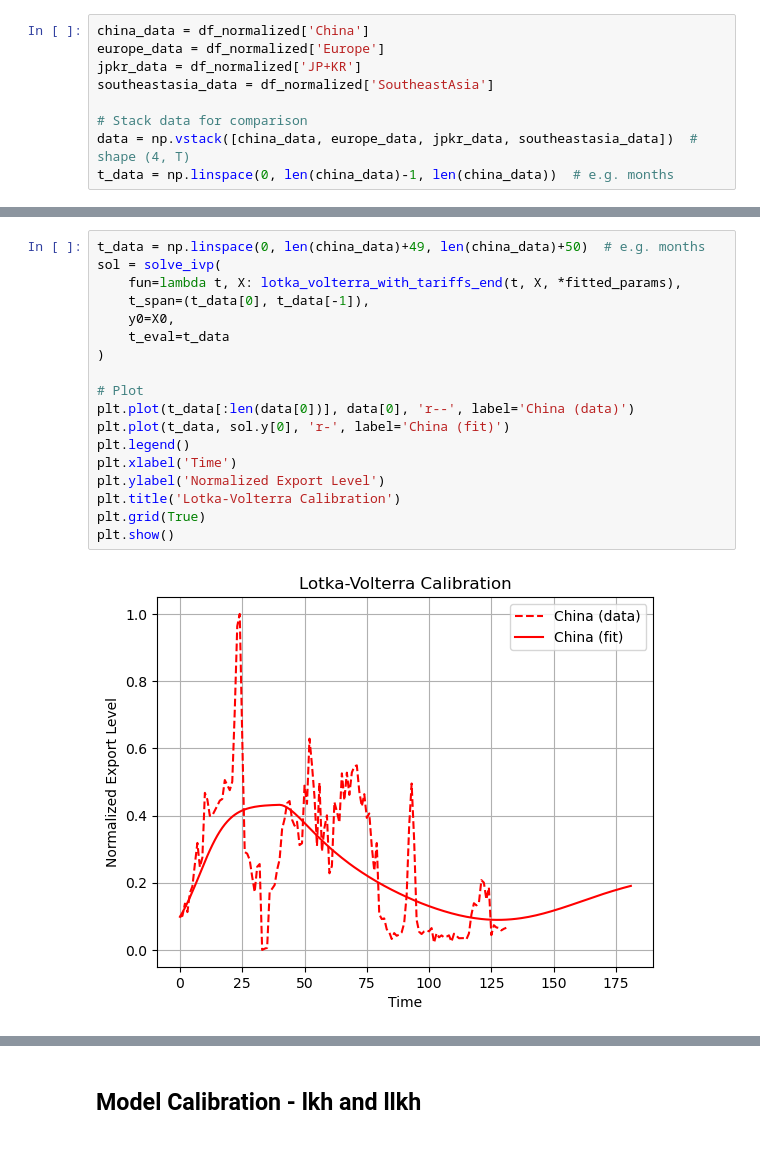
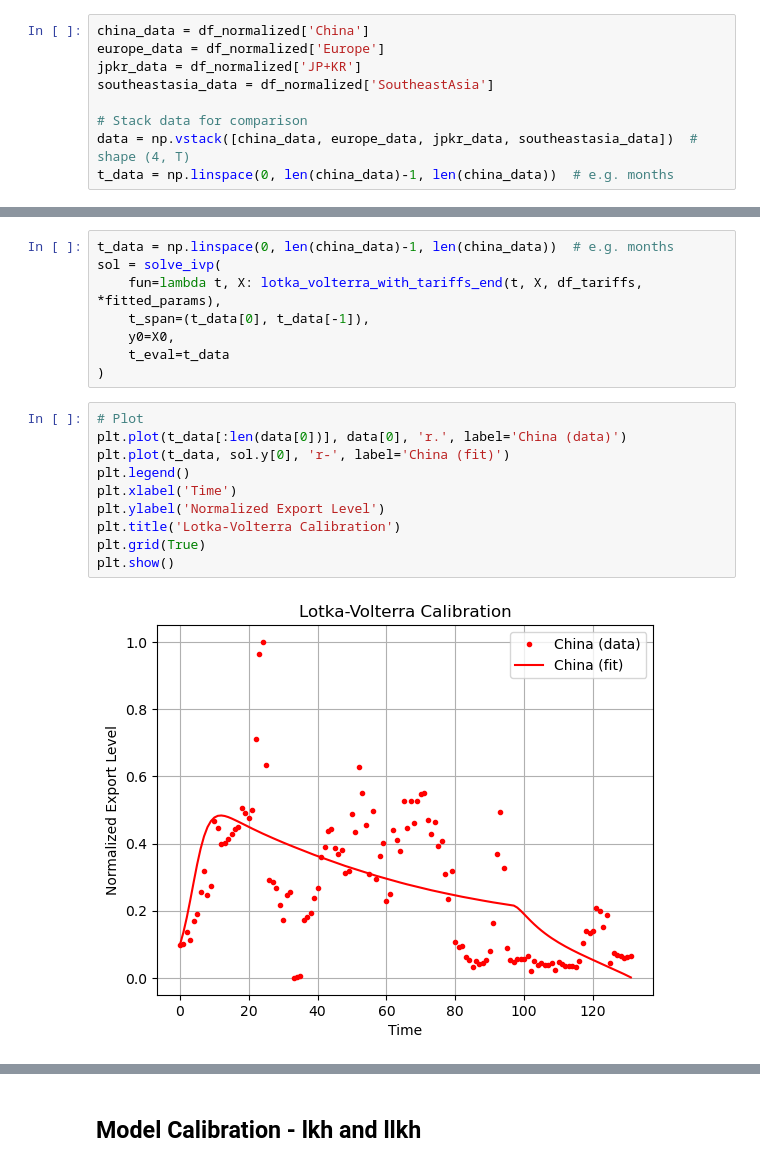
Before and after one commit to LeonardoPolverari/simulation_project, a Jupyter notebook: notebooks/angius_new.ipynb, the cells around one changed output, grey strips where cells are left out. Cells and saved outputs as stored; diff of their text form.

```diff
--- a/notebooks/angius_new.ipynb
+++ b/notebooks/angius_new.ipynb
@@ -307,21 +340,21 @@ array([0.15717724, 0.15781015, 0.23114079, 0.16103592, 1.51067782,
 # %%
-t_data = np.linspace(0, len(china_data)+49, len(china_data)+50)  # e.g. months
+t_data = np.linspace(0, len(china_data)-1, len(china_data))  # e.g. months
 sol = solve_ivp(
-    fun=lambda t, X: lotka_volterra_with_tariffs_end(t, X, *fitted_params),
+    fun=lambda t, X: lotka_volterra_with_tariffs_end(t, X, df_tariffs, *fitted_params),
     t_span=(t_data[0], t_data[-1]),
     y0=X0,
     t_eval=t_data
 )
-
-# Plot
-plt.plot(t_data[:len(data[0])], data[0], 'r--', label='China (data)')
-plt.plot(t_data, sol.y[0], 'r-', label='China (fit)')
-plt.legend()
-plt.xlabel('Time')
-plt.ylabel('Normalized Export Level')
-plt.title('Lotka-Volterra Calibration')
-plt.grid(True)
-plt.show()
-# %% [output]
-[figure, removed]
+# %%
+# Plot
+plt.plot(t_data[:len(data[0])], data[0], 'r.', label='China (data)')
+plt.plot(t_data, sol.y[0], 'r-', label='China (fit)')
+plt.legend()
+plt.xlabel('Time')
+plt.ylabel('Normalized Export Level')
+plt.title('Lotka-Volterra Calibration')
+plt.grid(True)
+plt.show()
+# %% [output]
+[figure, added]
 # %%
```
Also changed, not shown: parts of 10 cells of this notebook.
